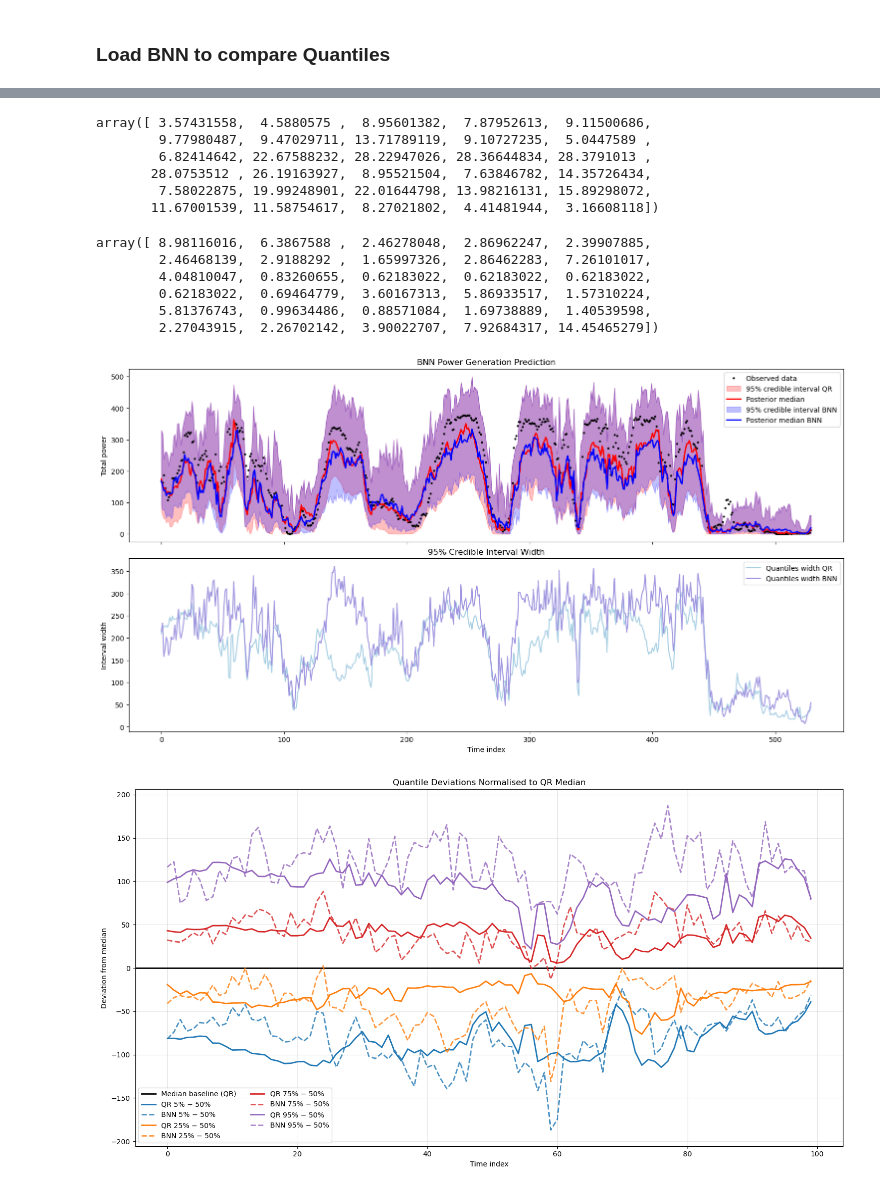
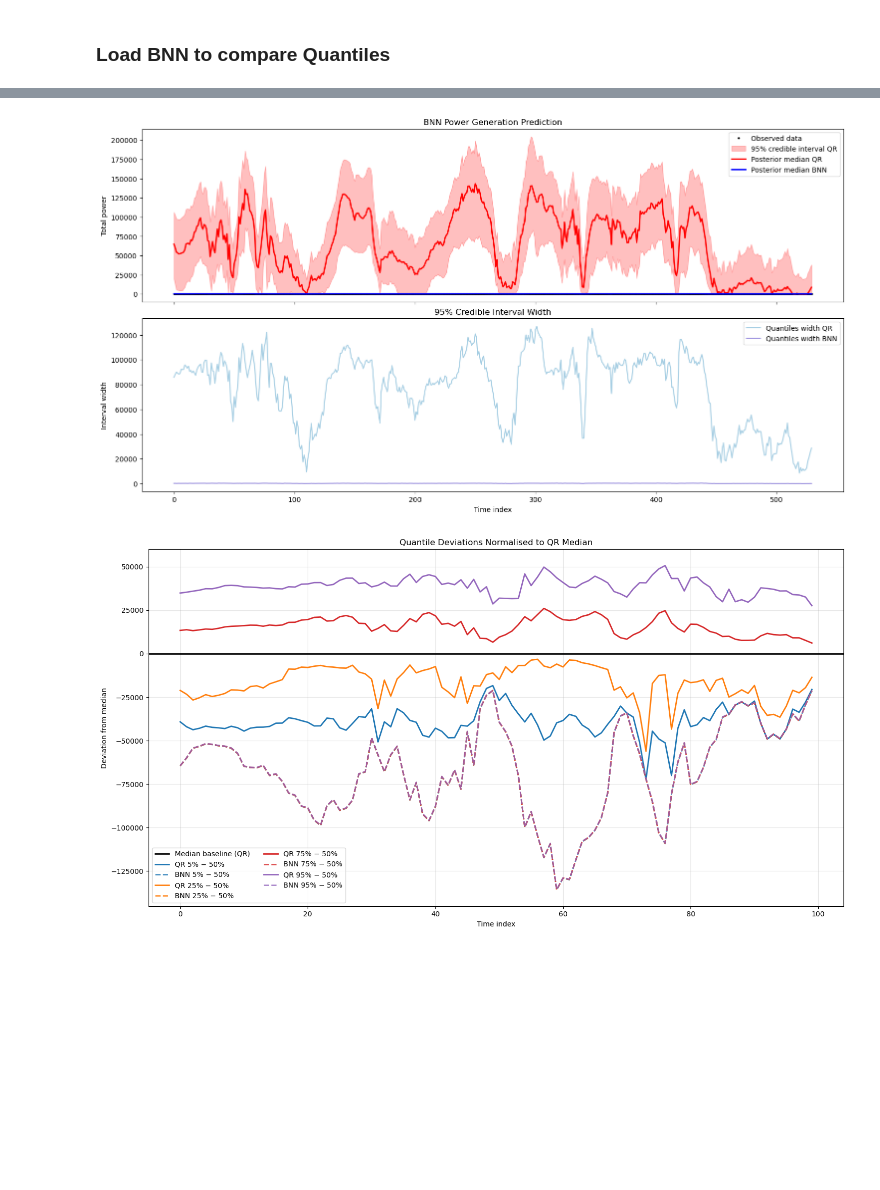
Before and after one commit to noemiwbr/master_thesis, a Jupyter notebook: notebooks/windpower_forecast_detQuantile.ipynb, the cells around one changed output, grey strips where cells are left out. Cells and saved outputs as stored; diff of their text form; code cells hidden in the pictures; blank space fills up the shorter version.

```diff
--- a/notebooks/windpower_forecast_detQuantile.ipynb
+++ b/notebooks/windpower_forecast_detQuantile.ipynb
@@ -130,13 +142,13 @@ def phys_penalty(q, lam=1):
     return lam * torch.mean(torch.relu(-q) ** 2)
 # %%
 quantiles = np.linspace(0, 1, 51)
-nn_model_quantile = WindPowerQuantile(num_features, quantiles)
+nn_model_quantile = WindPowerQuantile(num_features, quantiles, target="gen")
 optimizer = optim.Adam(nn_model_quantile.parameters(), lr=1e-3)
 criterion = lambda preds, target: quantile_loss(preds, target, quantiles=quantiles)
 
 losses = []
 
-for step in range(3000):
+for step in range(2000):
     nn_model_quantile.train()
     optimizer.zero_grad()
     y_sum_pred = nn_model_quantile(X_train_tensor)
@@ -217,11 +206,12 @@ plt.show()
 # %%
+quantiles = np.linspace(0, 1, 51)
 median_idx = (quantiles == 0.5).nonzero()[0].item()
 
 nn_model_quantile.eval()
 with torch.no_grad():
     y_sum_pred = nn_model_quantile(X_test_tensor)
 
-Y_pred = y_sum_pred.numpy()
+Y_pred = y_sum_pred.numpy() * Y_test_aval[:, None]
 
 mse = mean_squared_error(Y_test_gen, Y_pred[:, median_idx])
 rmse = jnp.sqrt(mse)
@@ -397,7 +387,9 @@ plt.show()
 # %% [markdown]
 ### Load BNN to compare Quantiles
 # %%
-state_ckp = load_checkpoint(file_name="model_mw_gamma_2025-11-13_10-56-50_gen")
+state_ckp = load_checkpoint(
+    file_name="model_mw_gamma_2025-11-21_10-30-46_gen_ELSPOT_NO1"
+)
 samples_gamma = state_ckp["samples"]
 args = state_ckp["args"]
 rng_key_ckp = state_ckp["rng_key"]
@@ -482,21 +474,3 @@ plt.show()
-# %%
-width[500:530] / medians[500:530]
-# %% [output]
-array([ 3.57431558,  4.5880575 ,  8.95601382,  7.87952613,  9.11500686,
-        9.77980487,  9.47029711, 13.71789119,  9.10727235,  5.0447589 ,
-        6.82414642, 22.67588232, 28.22947026, 28.36644834, 28.3791013 ,
-       28.0753512 , 26.19163927,  8.95521504,  7.63846782, 14.35726434,
-        7.58022875, 19.99248901, 22.01644798, 13.98216131, 15.89298072,
-       11.67001539, 11.58754617,  8.27021802,  4.41481944,  3.16608118])
-# %%
-medians[500:530]
-# %% [output]
-array([ 8.98116016,  6.3867588 ,  2.46278048,  2.86962247,  2.39907885,
-        2.46468139,  2.9188292 ,  1.65997326,  2.86462283,  7.26101017,
-        4.04810047,  0.83260655,  0.62183022,  0.62183022,  0.62183022,
-        0.62183022,  0.69464779,  3.60167313,  5.86933517,  1.57310224,
-        5.81376743,  0.99634486,  0.88571084,  1.69738889,  1.40539598,
-        2.27043915,  2.26702142,  3.90022707,  7.92684317, 14.45465279])
 # %%
 # CI based on quantiles
 n_plot = 530
@@ -509,55 +483,55 @@ ax.plot(Y_test_gen[:n_plot], ".", color="black", label="Observed data", markersi
 ax.fill_between(
     np.arange(n_plot),
     q025_qr[:n_plot],
-    q975_bnn[:n_plot],
+    q975_qr[:n_plot],
     color="red",
     alpha=0.25,
     label="95% credible interval QR",
 )
 
-ax.plot(medians[:n_plot], color="red", label="Posterior median", lw=2)
+ax.plot(medians[:n_plot], color="red", label="Posterior median QR", lw=2)
 
 ax.set(
     ylabel="Total power",
     title="BNN Power Generation Prediction",
 )
 ax.legend()
 
-ax.fill_between(
-    np.arange(n_plot),
-    q025_bnn[:n_plot],
-    q975_bnn[:n_plot],
-    color="blue",
-    alpha=0.25,
-    label="95% credible interval BNN",
-)
+# ax.fill_between(
+#     np.arange(n_plot),
+#     q025_bnn[:n_plot],
+#     q975_bnn[:n_plot],
+#     color="blue",
+#     alpha=0.25,
+#     label="95% credible interval BNN",
+# )
 
 ax.plot(median_bnn[:n_plot], color="blue", label="Posterior median BNN", lw=2)
 
 ax.set(
     ylabel="Total power",
     title="BNN Power Generation Prediction",
 )
 ax.legend()
 
 
 # Compute interval width
 width = hdis[:n_plot, 1] - hdis[:n_plot, 0]
 width_bnn = hdi_bnn[:n_plot, 1] - hdi_bnn[:n_plot, 0]
 ax2 = axes[1]
 ax2.plot(width, color="#A6CEE3", label="Quantiles width QR")
 ax2.plot(width_bnn, color="#9E94DF", label="Quantiles width BNN")
 ax2.set(
     xlabel="Time index",
     ylabel="Interval width",
     title="95% Credible Interval Width",
 )
 ax2.legend()
 
 
 plt.show()
 # %% [output]
-[figure, old version]
+[figure, new version]
 # %%
 quantiles_plot = [0.05, 0.25, 0.50, 0.75, 0.95]
 n_plot = 100
@@ -627,7 +601,7 @@ plt.legend(ncol=2)
 plt.tight_layout()
 plt.show()
 # %% [output]
-[figure, old version]
+[figure, new version]
 # %%
 N = 1000  # N experiments
 M = 100  # Samples per experiment
```
Also changed, not shown: parts of 23 cells of this notebook, 2 other files.
